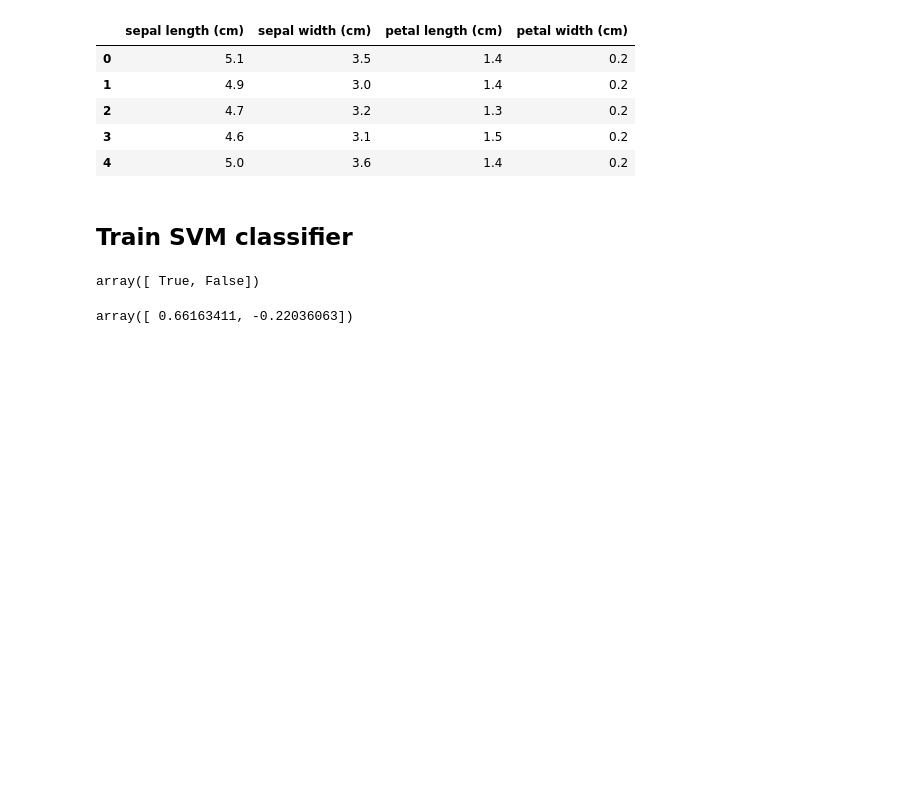
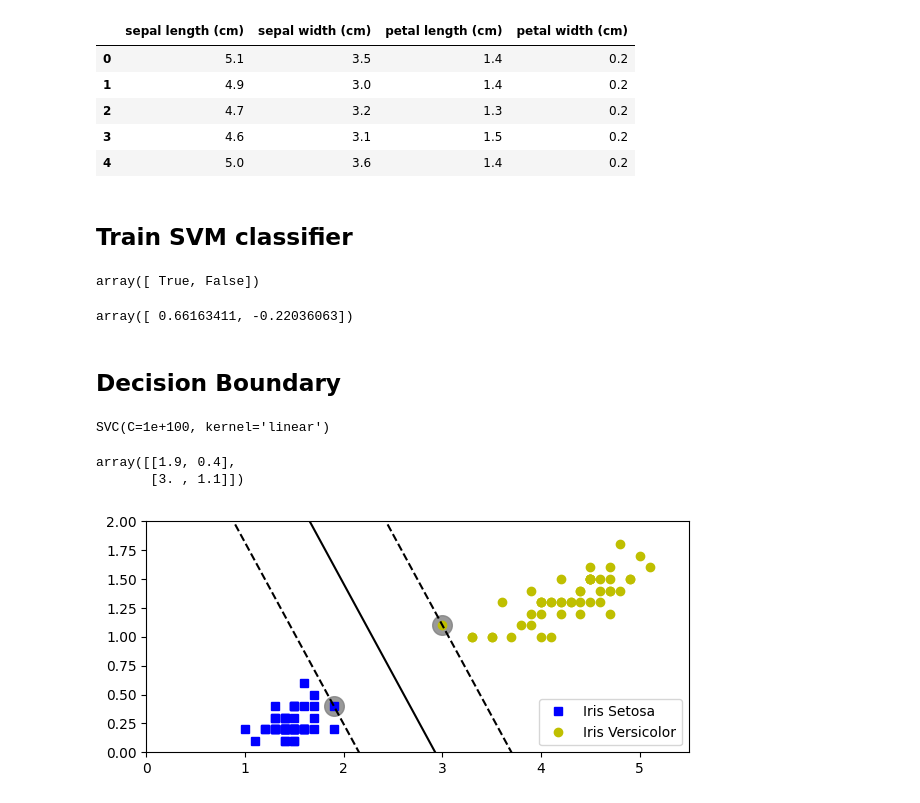
Before and after one commit to Zane-dev16/Support-Vector-Machines, a Jupyter notebook: notebooks/SVMs.ipynb, the cells around one changed output. Cells and saved outputs as stored; diff of their text form; code cells hidden in the pictures; blank space fills up the shorter version.

Commit message:
Plot Large margin classification

```diff
--- a/notebooks/SVMs.ipynb
+++ b/notebooks/SVMs.ipynb
@@ -57,13 +57,13 @@ from sklearn.preprocessing import StandardScaler
 from sklearn.svm import LinearSVC
 from sklearn.pipeline import make_pipeline
 
-X = iris.data[["petal length (cm)", "petal width (cm)"]].values
+X = iris.data[["petal length (cm)", "petal width (cm)"]]
 y = (iris.target == 2)
 
 svm_clf = make_pipeline(StandardScaler(),
                         LinearSVC(C=1, random_state=42, dual=True))
 
-svm_clf.fit(X, y)
+svm_clf.fit(X.values, y)
 X_new = [[5.5, 1.7], [5.0, 1.5]]
 svm_clf.predict(X_new)
 # %% [output]
@@ -72,3 +72,41 @@ array([ True, False])
 svm_clf.decision_function(X_new)
 # %% [output]
 array([ 0.66163411, -0.22036063])
+# %% [markdown]
+## Decision Boundary
+# %%
+from sklearn.svm import SVC
+
+X = X[(iris.target == 0) | (iris.target == 1)]
+y = iris.target[(iris.target == 0) | (iris.target == 1)]
+
+
+svm_clf = SVC(kernel="linear", C=1e100)
+svm_clf.fit(X.values, y)
+# %% [output]
+SVC(C=1e+100, kernel='linear')
+# %%
+w = svm_clf.coef_[0]
+b = svm_clf.intercept_[0]
+
+x0 = np.linspace(0, 5.5, 500)
+decision_boundary = -w[0] / w[1] * x0 - b / w[1]
+margin = 1/w[1]
+support_vectors = svm_clf.support_vectors_
+support_vectors
+# %% [output]
+array([[1.9, 0.4],
+       [3. , 1.1]])
+# %%
+plt.figure(figsize=(7, 3))
+plt.plot(X["petal length (cm)"][y==0], X["petal width (cm)"][y==0], "bs", label="Iris Setosa")
+plt.plot(X["petal length (cm)"][y==1], X["petal width (cm)"][y==1], "yo", label="Iris Versicolor")
+plt.plot(x0, decision_boundary, "k")
+plt.plot(x0, decision_boundary - margin, "k--")
+plt.plot(x0, decision_boundary + margin, "k--")
+plt.scatter(support_vectors[:, 0], support_vectors[:, 1], s=200, c="grey", alpha=0.8,zorder=-1)
+plt.axis([0, 5.5, 0, 2])
+plt.legend(loc="lower right")
+plt.show()
+# %% [output]
+[figure, added]
```
